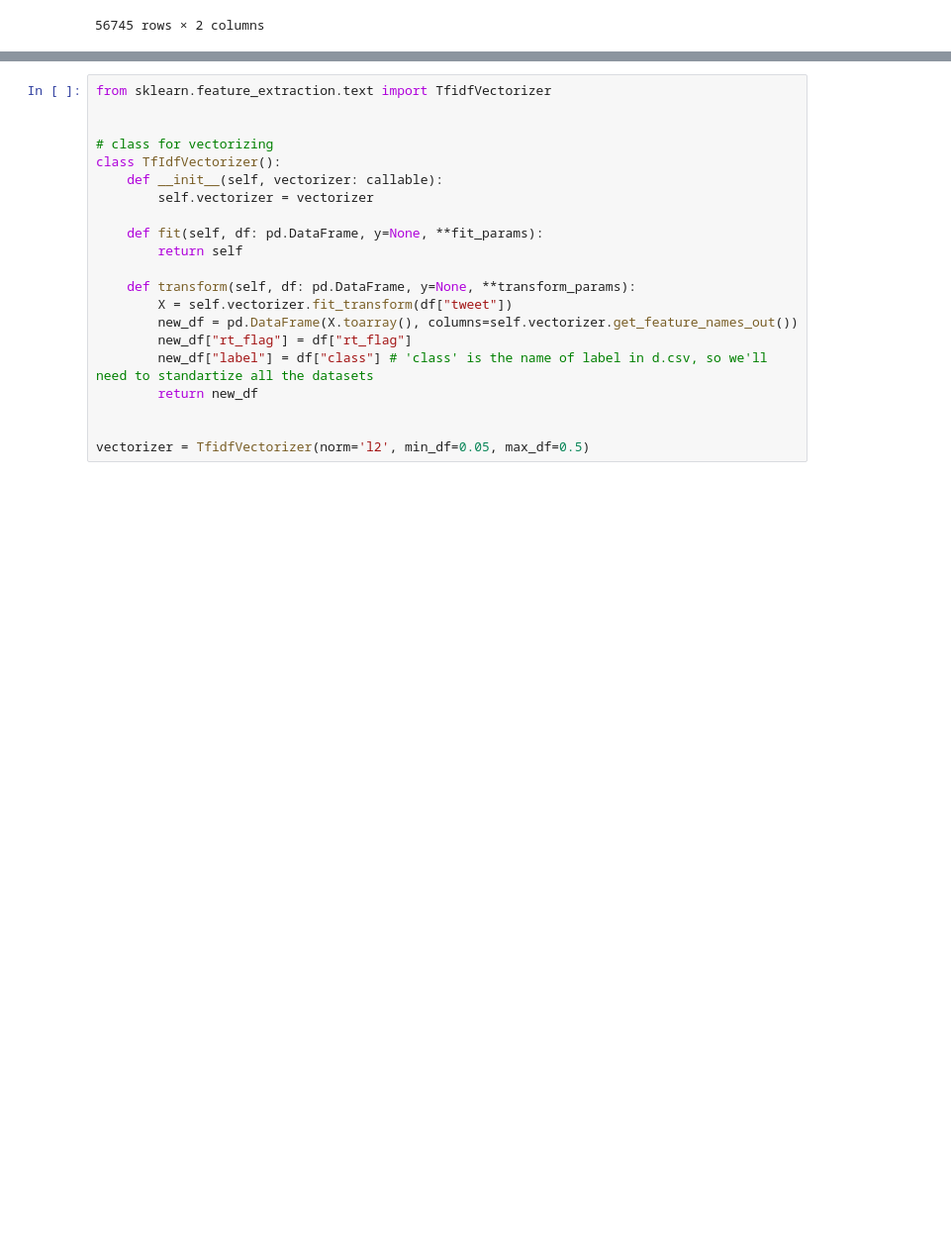
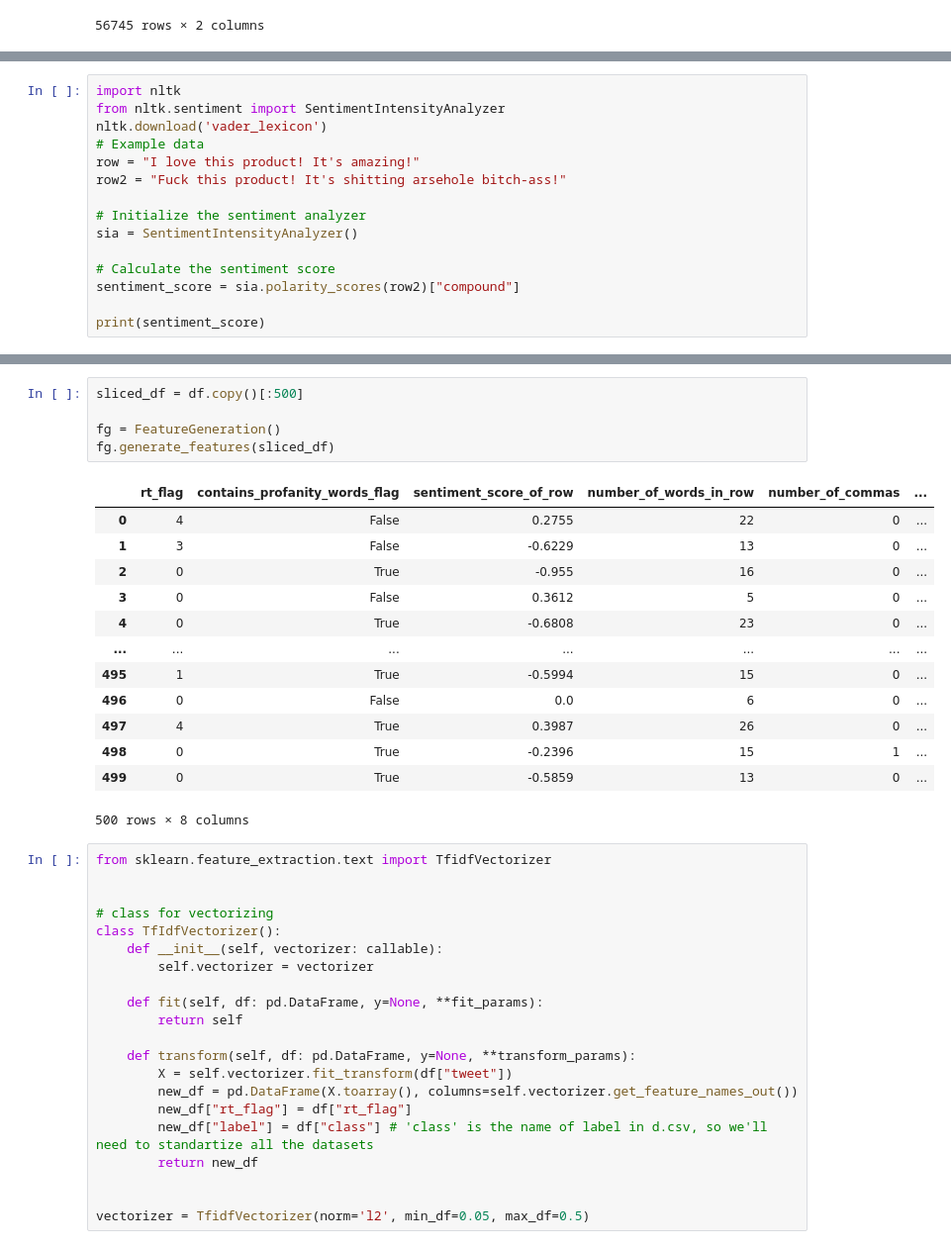
Before and after one commit to TarnishingColors/web_mining_hate-speech-detection, a Jupyter notebook: web_mining_project_nlp.ipynb, the cells around one changed output, grey strips where cells are left out. Shown: that part at 99% size. Saved outputs shown, nothing was run; the diff lists cells and outputs as text; blank space fills up the shorter version.

```diff
--- a/web_mining_project_nlp.ipynb
+++ b/web_mining_project_nlp.ipynb
@@ -477,0 +294,15 @@ preprocessing(df.iloc[174]['tweet'])
+# %%
+import nltk
+from nltk.sentiment import SentimentIntensityAnalyzer
+nltk.download('vader_lexicon')
+# Example data
+row = "I love this product! It's amazing!"
+row2 = "Fuck this product! It's shitting arsehole bitch-ass!"
+
+# Initialize the sentiment analyzer
+sia = SentimentIntensityAnalyzer()
+
+# Calculate the sentiment score
+sentiment_score = sia.polarity_scores(row2)["compound"]
+
+print(sentiment_score)
@@ -478,3 +419,22 @@ preprocessing(df.iloc[174]['tweet'])
+# %%
+sliced_df = df.copy()[:500]
+
+fg = FeatureGeneration()
+fg.generate_features(sliced_df)
+# %% [output]
+|  | rt_flag | contains_profanity_words_flag | sentiment_score_of_row | number_of_words_in_row | number_of_commas | ... |
+| 0 | 4 | False | 0.2755 | 22 | 0 | ... |
+| 1 | 3 | False | -0.6229 | 13 | 0 | ... |
+| 2 | 0 | True | -0.955 | 16 | 0 | ... |
+| 3 | 0 | False | 0.3612 | 5 | 0 | ... |
+| 4 | 0 | True | -0.6808 | 23 | 0 | ... |
+| ... | ... | ... | ... | ... | ... | ... |
+| 495 | 1 | True | -0.5994 | 15 | 0 | ... |
+| 496 | 0 | False | 0.0 | 6 | 0 | ... |
+| 497 | 4 | True | 0.3987 | 26 | 0 | ... |
+| 498 | 0 | True | -0.2396 | 15 | 1 | ... |
+| 499 | 0 | True | -0.5859 | 13 | 0 | ... |
+500 rows × 8 columns
 # %%
 from sklearn.feature_extraction.text import TfidfVectorizer
 
```
Also changed, not shown: parts of 21 cells of this notebook.
